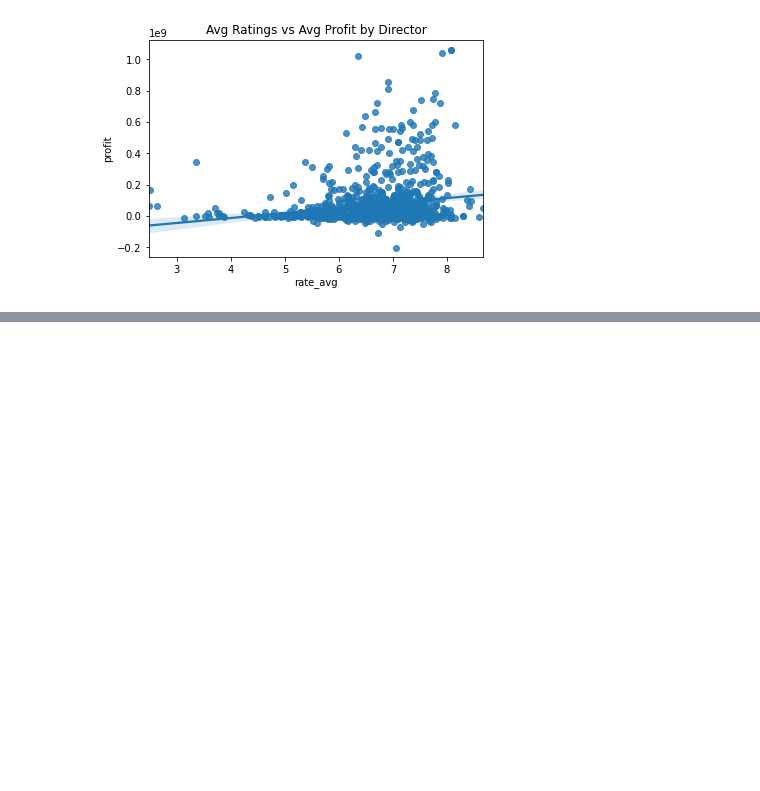
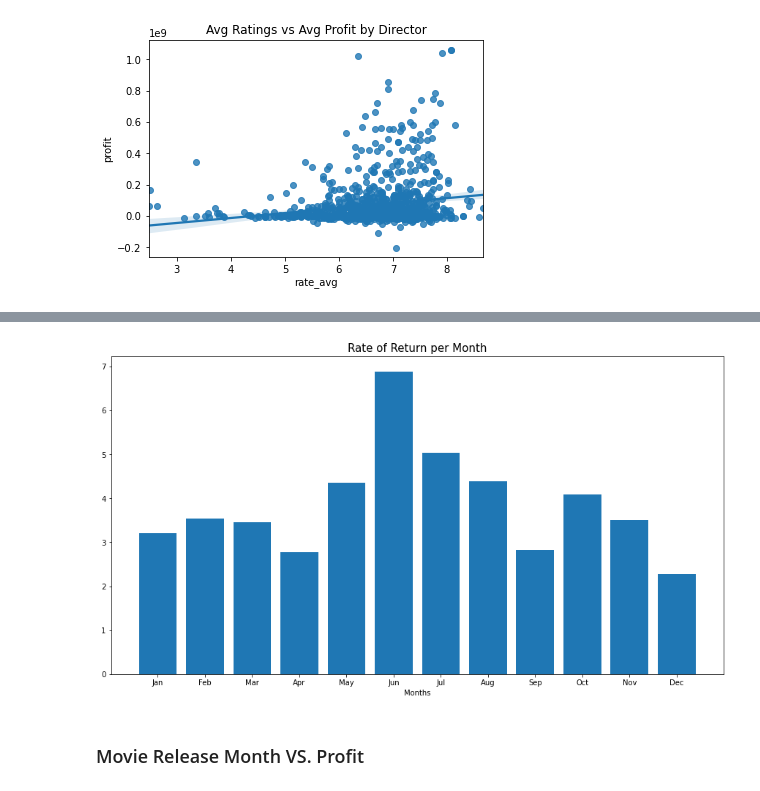
Before and after one commit to camdeman/MMA, a Jupyter notebook: Project_One.ipynb, the cells around one changed output, grey strips where cells are left out. Drawn from its saved outputs; the diff is of its cells as text; code cells hidden in the pictures; blank space fills up the shorter version.

```diff
--- a/Project_One.ipynb
+++ b/Project_One.ipynb
@@ -536,0 +705,5 @@ fig.savefig('Profit_by_Ratings.pdf')
+# %%
+df_release_date = df.sort_values(by=['release_date'] )
+df_release_date["release_date"] = df_release_date["release_date"].str.replace(",","")
+df_release_date["release_date"] = df_release_date["release_date"].str.replace(" ",",")
+df_release_date
@@ -536,0 +724,6 @@ fig.savefig('Profit_by_Ratings.pdf')
+# %%
+df_release_date['day'] = 1
+df_release_date['year'] = 2
+split =  df_release_date['release_date'].str.split(',', expand=True)
+df_release_date['month'], df_release_date['day'], df_release_date['year']= split[0], split[1], split[2]
+df_release_date
@@ -536,0 +764,3 @@ fig.savefig('Profit_by_Ratings.pdf')
+# %%
+release_date_description = df_release_date.groupby("month")["return_rate"].describe()
+release_date_description
@@ -536,0 +782,5 @@ fig.savefig('Profit_by_Ratings.pdf')
+# %%
+new_order = ['Jan', 'Feb', 'Mar', 'Apr', 'May', 'Jun', 'Jul', 'Aug', 'Sep', 'Oct', 'Nov', 'Dec']
+
+release_date_description = release_date_description.reindex(new_order, axis=0)
+release_date_description
@@ -536,0 +802,19 @@ fig.savefig('Profit_by_Ratings.pdf')
+# %%
+# Plot a bar graph of the most common names
+fig, ax = plt.subplots(figsize = (15,8))
+
+
+ax.bar(release_date_description.index, release_date_description['mean'] )
+
+# Add labels for x and y axes
+ax.set_xlabel('Months')
+
+
+# Add a title for the plot
+ax.set_title('Rate of Return per Month', fontsize=15)
+
+ax.tick_params(axis='x', labelrotation = 0)
+# %% [output]
+[figure, added]
+# %% [markdown]
+### Movie Release Month VS. Profit
```
Also changed, not shown: parts of 21 cells of this notebook, 1 other file.
